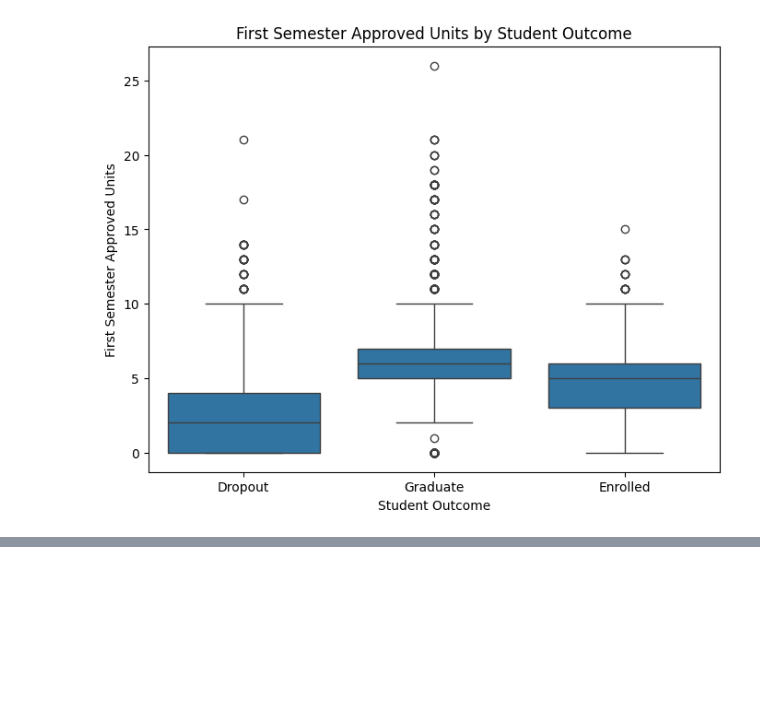
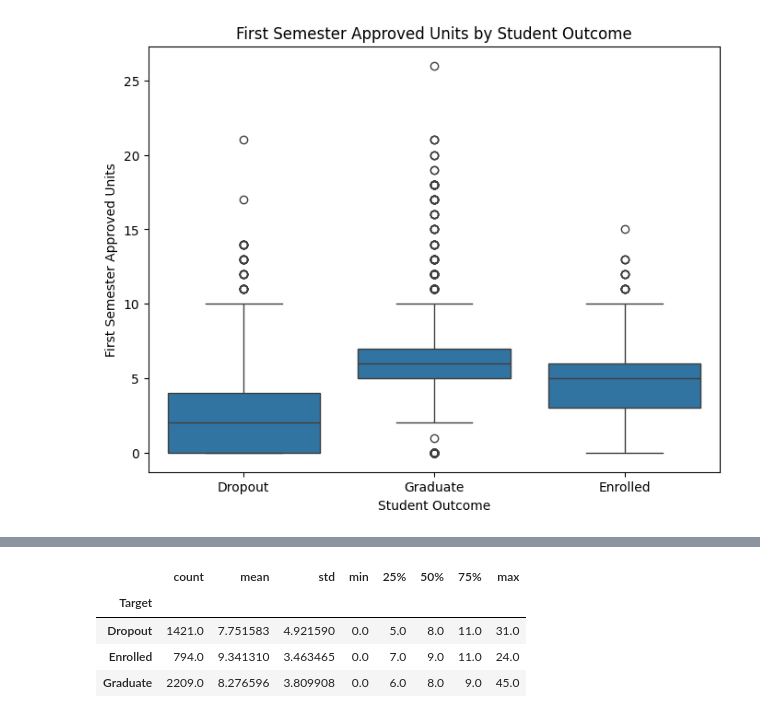
Before and after one commit to atile4/math-9-final-project, a Jupyter notebook: notebooks/notebook_02.ipynb, the cells around one changed output, grey strips where cells are left out. Drawn from its saved outputs; the diff is of its cells as text; code cells hidden in the pictures; blank space fills up the shorter version.

```diff
--- a/notebooks/notebook_02.ipynb
+++ b/notebooks/notebook_02.ipynb
@@ -410,0 +460,10 @@ Guiding Question #4:
+# %%
+# Summarize first-semester evaluations by student outcome
+
+df_raw.groupby("Target")["1st_sem_evaluations"].describe()
+# %% [output]
+|  | count | mean | std | min | 25% | 50% | 75% | max |
+| Target |  |  |  |  |  |  |  |  |
+| Dropout | 1421.0 | 7.751583 | 4.921590 | 0.0 | 5.0 | 8.0 | 11.0 | 31.0 |
+| Enrolled | 794.0 | 9.341310 | 3.463465 | 0.0 | 7.0 | 9.0 | 11.0 | 24.0 |
+| Graduate | 2209.0 | 8.276596 | 3.809908 | 0.0 | 6.0 | 8.0 | 9.0 | 45.0 |
```
Also changed, not shown: parts of 12 cells of this notebook, 1 other file.
